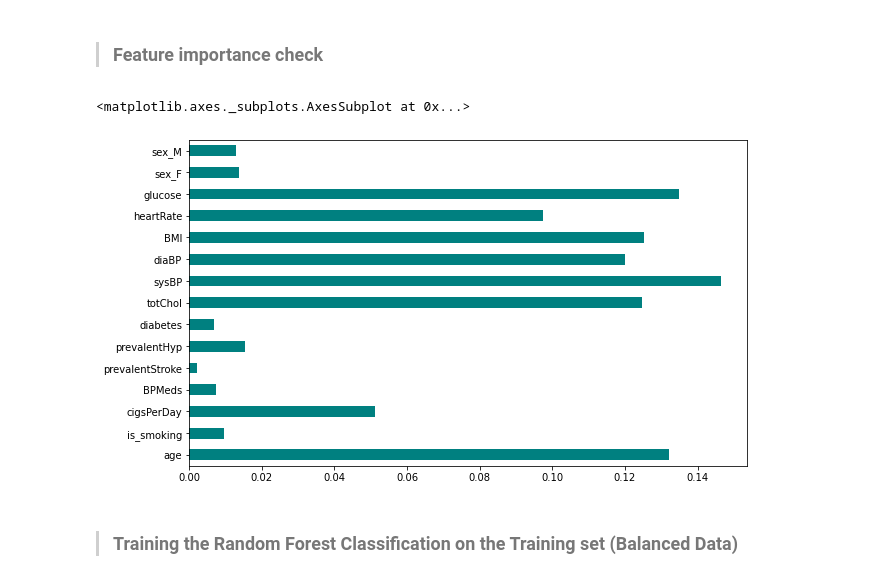
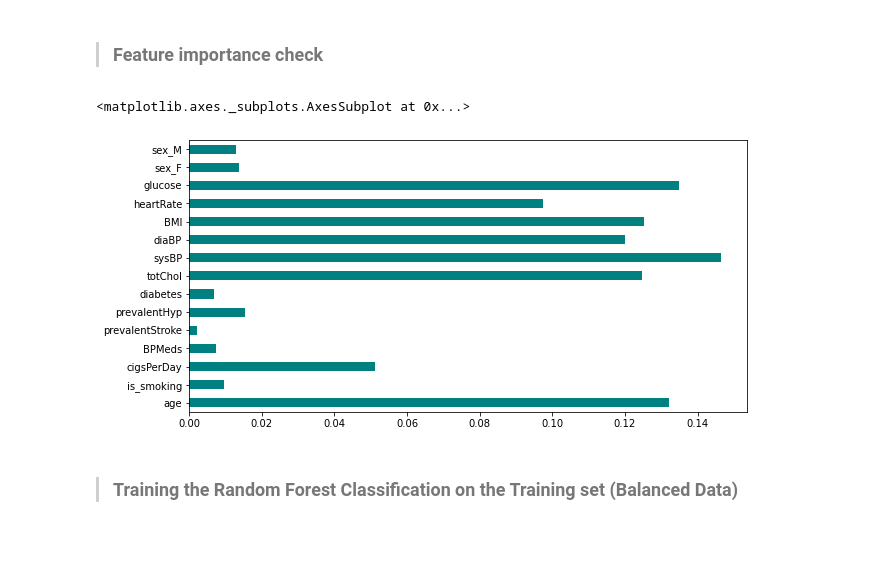
Before and after one commit to smkmohsin/Cardiovascular-Risk-Prediction, a Jupyter notebook: Cardiovascular_Risk_Prediction_Sheikh_Mohsin_Kader.ipynb, the cells around one changed output. Cells and saved outputs as stored; diff of their text form; code cells hidden in the pictures; blank space fills up the shorter version.

```diff
--- a/Cardiovascular_Risk_Prediction_Sheikh_Mohsin_Kader.ipynb
+++ b/Cardiovascular_Risk_Prediction_Sheikh_Mohsin_Kader.ipynb
@@ -56,9 +56,6 @@ from matplotlib import rcParams
 
 import warnings
 warnings.filterwarnings('ignore')
-
-plt.rcParams['figure.figsize'] = (10, 6)
-rcParams['figure.figsize'] = 10,6
 # %%
 from google.colab import drive
 drive.mount('/content/drive')
@@ -589,10 +625,10 @@ RandomForestClassifier(bootstrap=True, ccp_alpha=0.0, class_weight=None,
 # %% [markdown]
 >### Feature importance check
 # %%
-(pd.Series(classifier.feature_importances_, index=X.columns).plot(kind='barh',color='teal'))
+pd.Series(classifier.feature_importances_, index=X.columns).plot(kind='barh',color='teal',figsize=(10,5))
 # %% [output]
 <matplotlib.axes._subplots.AxesSubplot at 0x...>
-[figure, old version]
+[figure, new version]
 # %% [markdown]
 >### Training the Random Forest Classification on the Training set (Balanced Data)
 # %%
```
Also changed, not shown: parts of 53 cells of this notebook.
